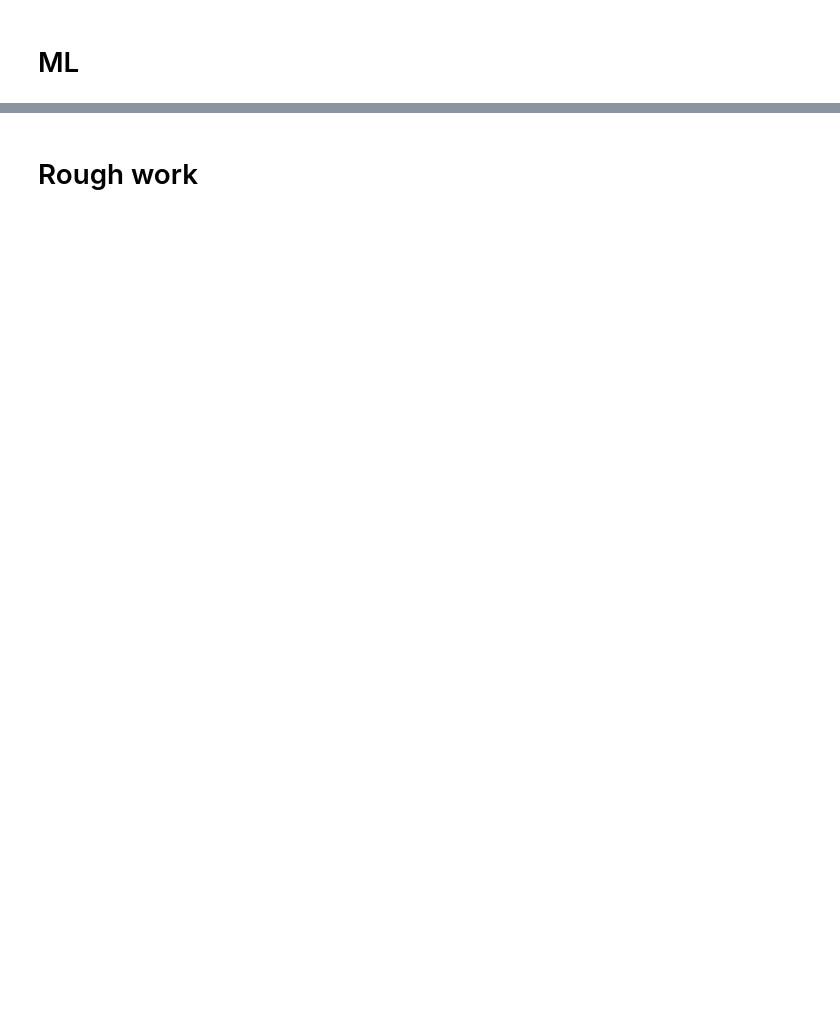
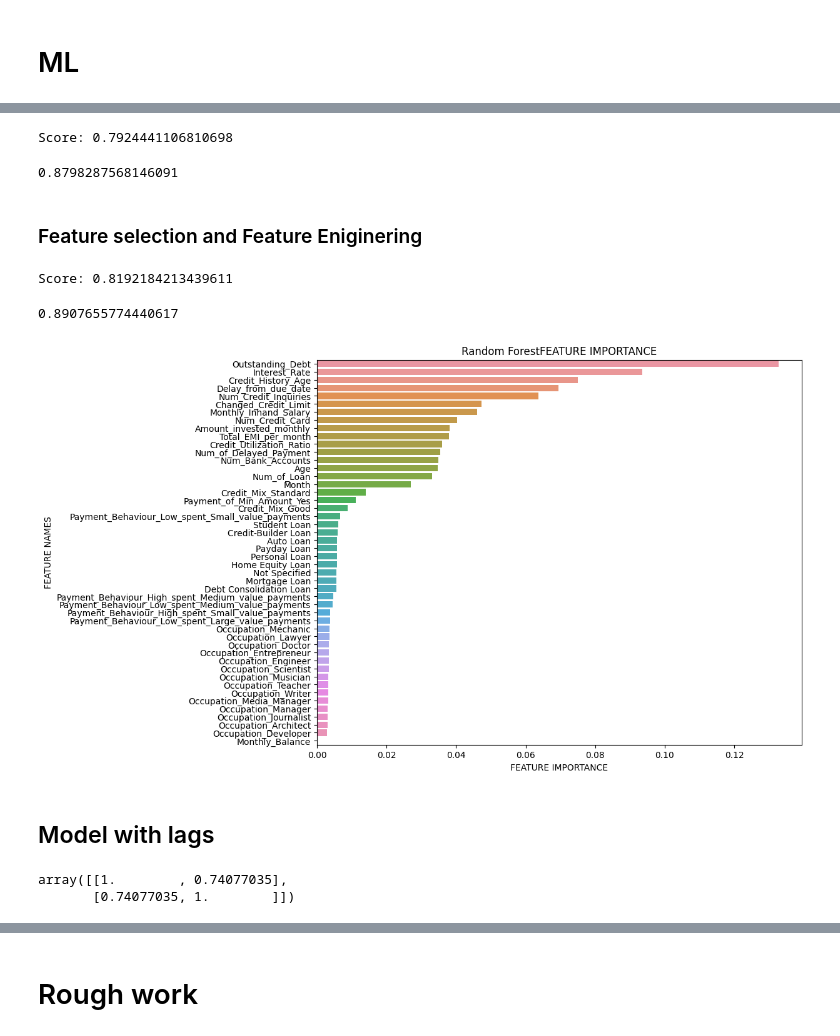
Before and after one commit to arsnvslv/Neural-FCA, a Jupyter notebook: сredit_score_classification.ipynb, the cells around one changed output, grey strips where cells are left out. Cells and saved outputs as stored; diff of their text form; code cells hidden in the pictures; blank space fills up the shorter version.

```diff
--- a/сredit_score_classification.ipynb
+++ b/сredit_score_classification.ipynb
@@ -580,0 +424,4 @@ Score: 0.7706953642384106
+# %%
+cat_features = list(X.select_dtypes(object).columns)
+ct = ColumnTransformer([('encode_cats', OneHotEncoder(drop='first',sparse=False, dtype='int'), cat_features)],
+                       remainder='passthrough')
@@ -580,0 +499,55 @@ Score: 0.7706953642384106
+# %%
+model = Pipeline([
+    ('ct',ct),
+    ('scaller',StandardScaler()),
+    ('rf', RandomForestClassifier(random_state=42))
+])
+
+
+model.fit(X_train, y_train_bin)
+y_pred = model.predict(X_test)
+print(f'Score: {f1_score(y_test_bin, y_pred)}')
+# %% [output]
+Score: 0.7924441106810698
+# %%
+accuracy_score(y_test_bin, y_pred)
+# %% [output]
+0.8798287568146091
+# %% [markdown]
+### Feature selection and Feature Eniginering
+# %%
+balancer = FunctionSampler(func=custom_functions.reweighting, validate=False)
+# %%
+cat_features = list(X.select_dtypes(object).columns)
+
+cat_features.remove('Month') # Убираем заранее месяц так как мы его будем перводить в число
+
+ct = ColumnTransformer([('encode_cats', OneHotEncoder(drop='first',sparse=False, dtype='int'), cat_features)],
+                       remainder='passthrough')
+model = Pipeline([
+    ('month',custom_functions.MonthTransformer()), # перевод месяца в число
+    ('balancer',balancer), # балансировка датасета
+    ('ct',ct),
+    ('scaller',StandardScaler()),
+    ('rf', RandomForestClassifier(random_state=42))
+])
+
+model.fit(X_train, y_train_bin)
+y_pred = model.predict(X_test)
+print(f'Score: {f1_score(y_test_bin, y_pred)}')
+# %% [output]
+Score: 0.8192184213439611
+# %%
+accuracy_score(y_test_bin, y_pred)
+# %% [output]
+0.8907655774440617
+# %%
+importance = model['rf'].feature_importances_
+names = model['ct'].get_feature_names_out()
+patt = re.compile(r'encode_cats__||remainder__')
+names = [patt.sub('', feature) for feature in names]
+importance_1 = custom_functions.plot_feature_importance(importance,names,'Random Forest')
+# %% [output]
+[figure, added]
+# %% [markdown]
+## Model with lags
@@ -580,0 +572,5 @@ Score: 0.7706953642384106
+# %%
+np.corrcoef(X_train_lags['Credit_Score_1'],y_train_lags)
+# %% [output]
+array([[1.        , 0.74077035],
+       [0.74077035, 1.        ]])
```
Also changed, not shown: parts of 119 cells of this notebook, 28 other files.
